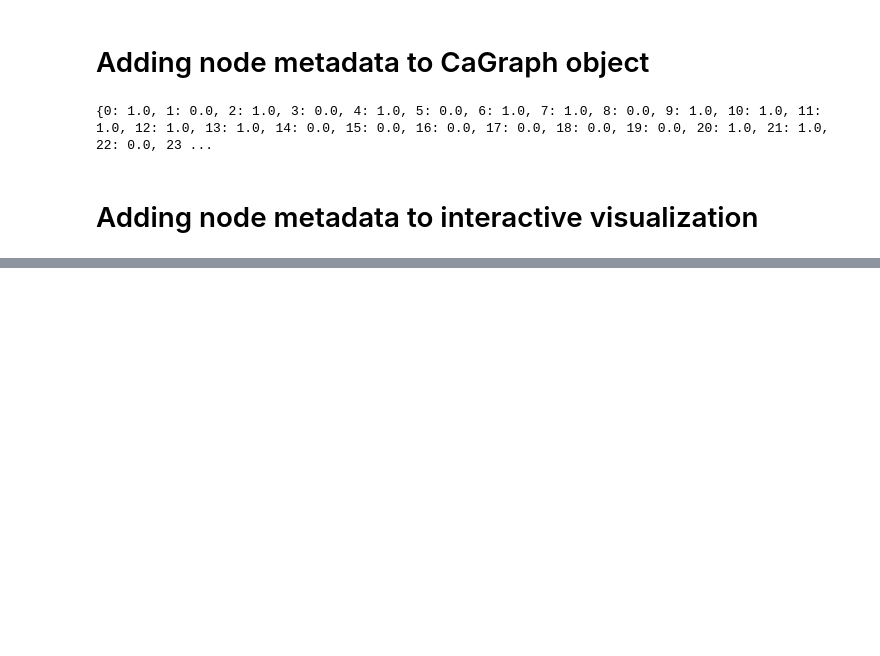
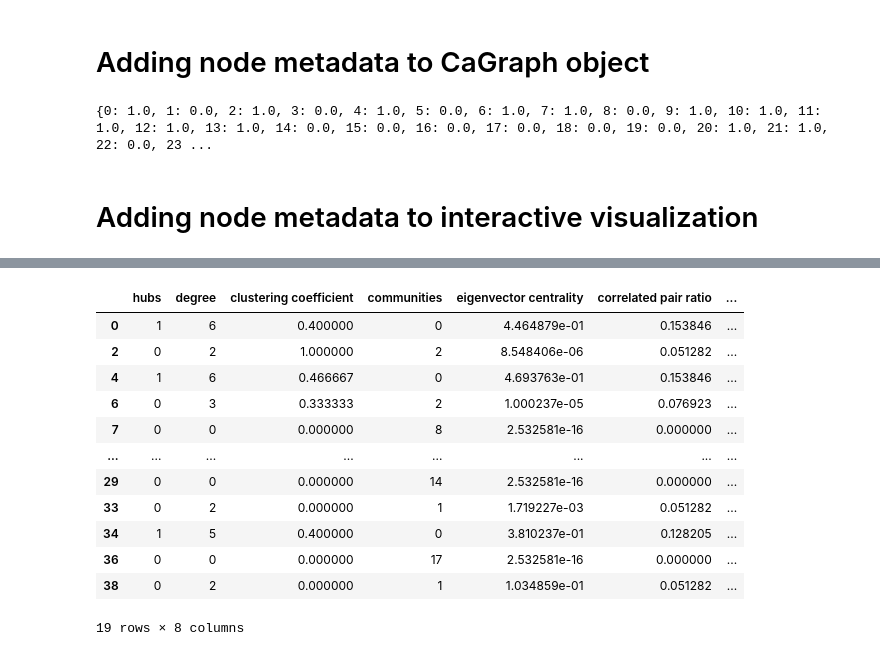
Before and after one commit to vporubsky/CaGraph, a Jupyter notebook: cagraph_tutorial.ipynb, the cells around one changed output, grey strips where cells are left out. Cells and saved outputs as stored; diff of their text form; code cells hidden in the pictures; blank space fills up the shorter version.

```diff
--- a/cagraph_tutorial.ipynb
+++ b/cagraph_tutorial.ipynb
@@ -194,0 +241,18 @@ Loading BokehJS ...
+# %%
+graph = CaGraph(data=data, node_metadata={'context_active': context_active_metadata})
+report = graph.get_report(parse_by_attribute='context_active', parsing_operation='==', parsing_value=1)
+display(report)
+# %% [output]
+|  | hubs | degree | clustering coefficient | communities | eigenvector centrality | correlated pair ratio | ... |
+| 0 | 1 | 6 | 0.400000 | 0 | 4.464879e-01 | 0.153846 | ... |
+| 2 | 0 | 2 | 1.000000 | 2 | 8.548406e-06 | 0.051282 | ... |
+| 4 | 1 | 6 | 0.466667 | 0 | 4.693763e-01 | 0.153846 | ... |
+| 6 | 0 | 3 | 0.333333 | 2 | 1.000237e-05 | 0.076923 | ... |
+| 7 | 0 | 0 | 0.000000 | 8 | 2.532581e-16 | 0.000000 | ... |
+| ... | ... | ... | ... | ... | ... | ... | ... |
+| 29 | 0 | 0 | 0.000000 | 14 | 2.532581e-16 | 0.000000 | ... |
+| 33 | 0 | 2 | 0.000000 | 1 | 1.719227e-03 | 0.051282 | ... |
+| 34 | 1 | 5 | 0.400000 | 0 | 3.810237e-01 | 0.128205 | ... |
+| 36 | 0 | 0 | 0.000000 | 17 | 2.532581e-16 | 0.000000 | ... |
+| 38 | 0 | 2 | 0.000000 | 1 | 1.034859e-01 | 0.051282 | ... |
+19 rows × 8 columns
```
Also changed, not shown: parts of 7 cells of this notebook, 2 other files.
